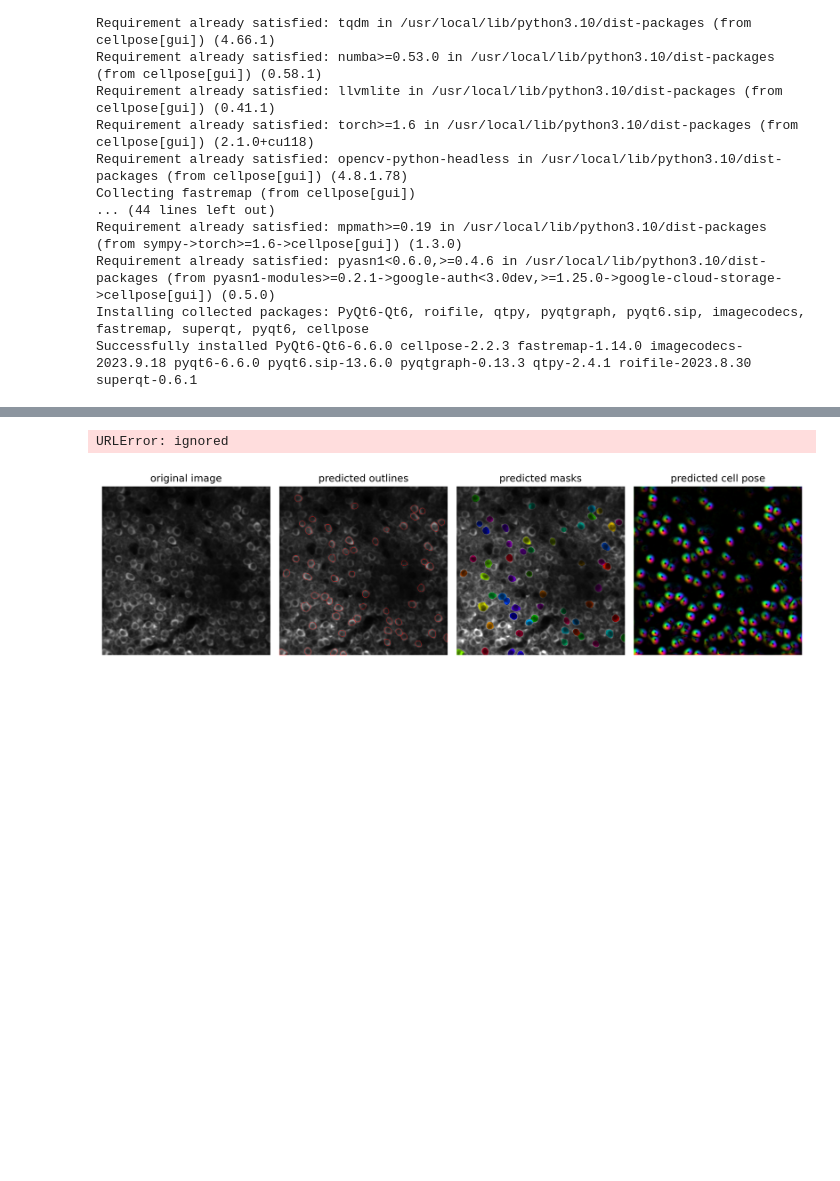
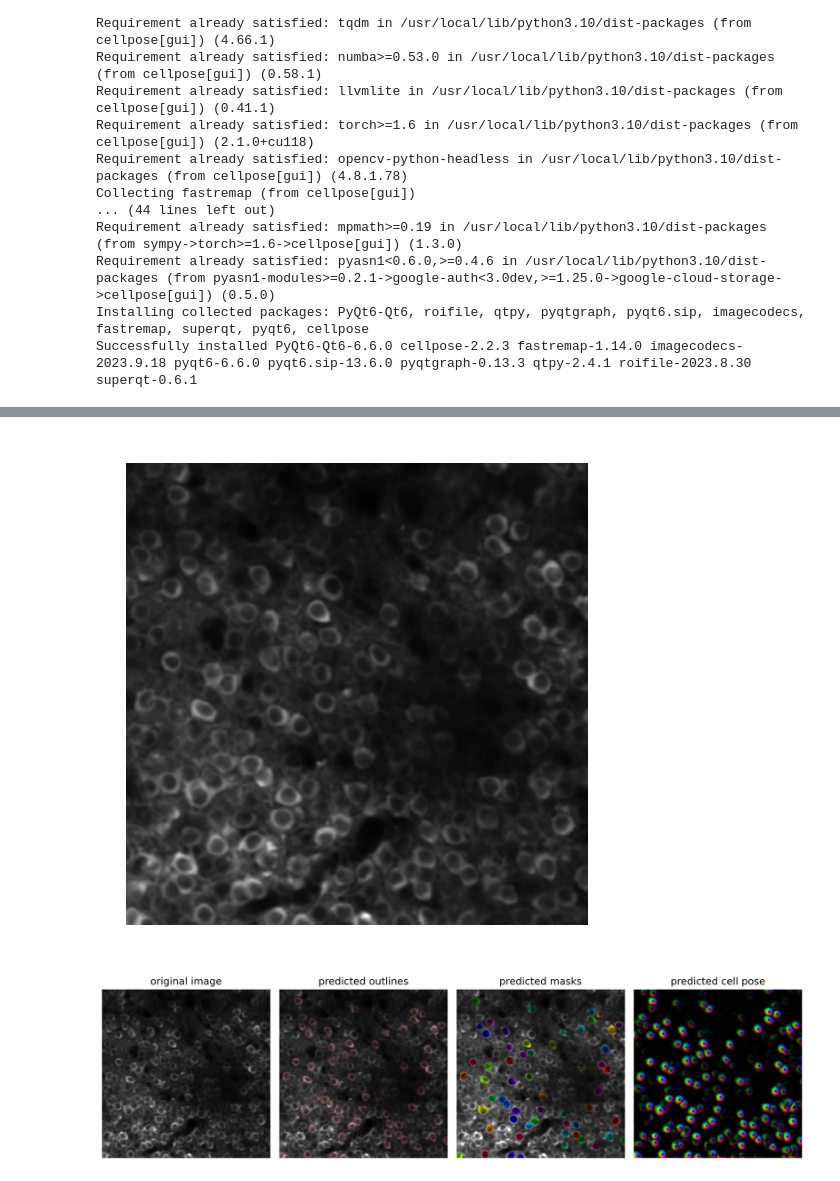
Before and after one commit to romanegauthier/ML_course, a Jupyter notebook: cellpose_test.ipynb, the cells around one changed output, grey strips where cells are left out. Cells and saved outputs as stored; diff of their text form; code cells hidden in the pictures; blank space fills up the shorter version.

```diff
--- a/cellpose_test.ipynb
+++ b/cellpose_test.ipynb
@@ -181,13 +181,12 @@ mpl.rcParams['figure.dpi'] = 300
 from cellpose import utils, io
 
 # I will download images from website
-#urls = ['http://www.cellpose.org/static/images/img02.png',
-        #'http://www.cellpose.org/static/images/img03.png',
-        #'http://www.cellpose.org/static/images/img05.png']
+urls = ['http://www.cellpose.org/static/images/img02.png',
+        'http://www.cellpose.org/static/images/img03.png',
+        'http://www.cellpose.org/static/images/img05.png']
 
 #need to change the url to a local path on my computer
 
-urls = ['C:/Users/roman/Desktop/EPFL MASTER/ML-github/ML-project2/outs/morphology_mip.ome']
 files = []
 for url in urls:
     parts = urlparse(url)
@@ -211,4 +209,4 @@ Downloading: "C:/Users/roman/Desktop/EPFL MASTER/ML-github/ML-project2/outs/morp
-URLError: ignored
+[figure, added]
 # %%
 # RUN CELLPOSE
 
```
Also changed, not shown: parts of 3 cells of this notebook.
